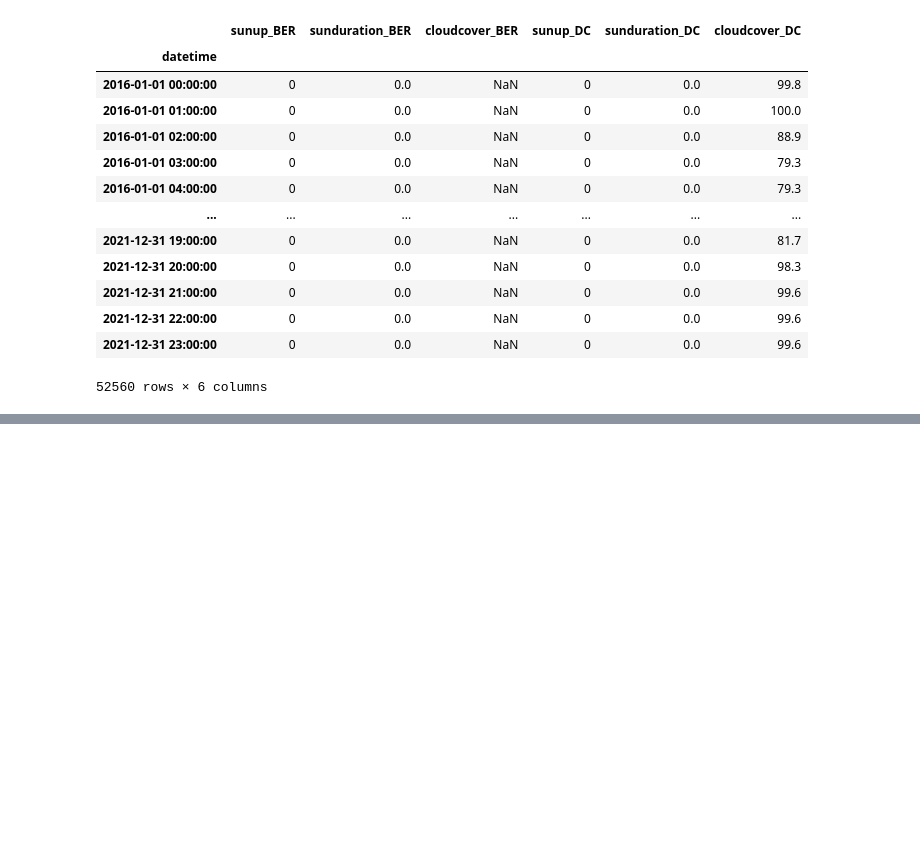
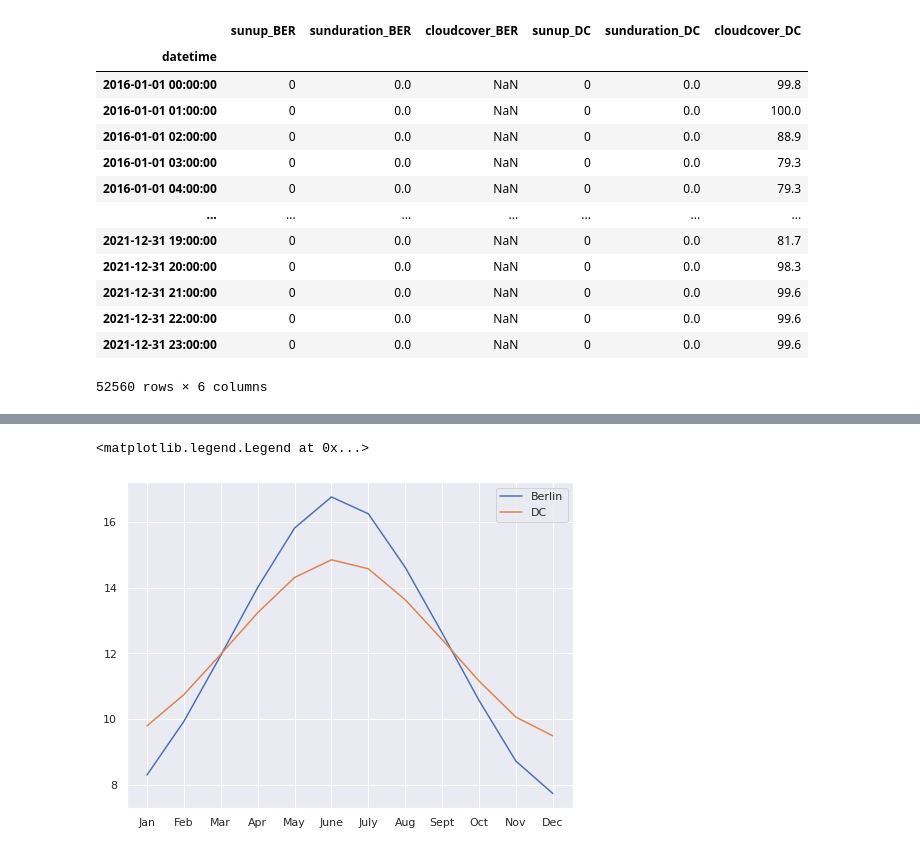
Before and after one commit to yasp-g/portfolio, a Jupyter notebook: Berlin-vs-DC-overcast-visualization/BER-DC-overcast.ipynb, the cells around one changed output, grey strips where cells are left out. Drawn from its saved outputs; the diff is of its cells as text; code cells hidden in the pictures; blank space fills up the shorter version.

```diff
--- a/Berlin-vs-DC-overcast-visualization/BER-DC-overcast.ipynb
+++ b/Berlin-vs-DC-overcast-visualization/BER-DC-overcast.ipynb
@@ -964,17 +567,0 @@ ValueError: ignored
-# %%
-from matplotlib.collections import LineCollection
-# import matplotlib.pyplot as plt
-x = np.linspace(0,4*np.pi,10000)
-y = np.cos(x)
-lwidths=1+x[:-1]
-points = np.array([x, y]).T.reshape(-1, 1, 2)
-print(x)
-print("points:", points)
-segments = np.concatenate([points[:-1], points[1:]], axis=1)
-print("segments:", segments)
-lc = LineCollection(segments, linewidths=lwidths, color='blue')
-fig,a = plt.subplots()
-a.add_collection(lc)
-a.set_xlim(0,4*np.pi)
-a.set_ylim(-1.1,1.1)
-fig.show()
@@ -999,0 +734,9 @@ points: [[[0.00000000e+00 1.00000000e+00]]
+# %%
+df_riseset1 = df_riseset.copy()
+df_riseset1['delta_BER'] = df_riseset.apply(lambda x: dt.combine(date.today(), x['sunset_BER']) - dt.combine(date.today(), x['sunrise_BER']), axis=1)
+df_riseset1['delta_DC'] = df_riseset.apply(lambda x: dt.combine(date.today(), x['sunset_DC']) - dt.combine(date.today(), x['sunrise_DC']), axis=1)
+df_riseset1.set_index('datetime', inplace=True)
+# df_riseset1
+# %%
+day_len_BER = df_riseset1['delta_BER'].groupby(df_riseset1.index.month).agg(np.nanmean)
+day_len_BER
@@ -999,0 +758,15 @@ points: [[[0.00000000e+00 1.00000000e+00]]
+# %%
+day_len_DC = df_riseset1['delta_DC'].groupby(df_riseset1.index.month).agg(np.nanmean)
+# %%
+fig10, ax10 = plt.subplots(figsize=(8,6))
+
+ax10.set_xticks(x_pos)
+ax10.set_xticklabels(months)
+
+ax10.plot(x_pos, day_len_BER.dt.seconds / 3600, label='Berlin')
+ax10.plot(x_pos, day_len_DC.dt.seconds / 3600, label="DC")
+
+plt.legend()
+# %% [output]
+<matplotlib.legend.Legend at 0x...>
+[figure, added]
```
Also changed, not shown: parts of 80 cells of this notebook.
